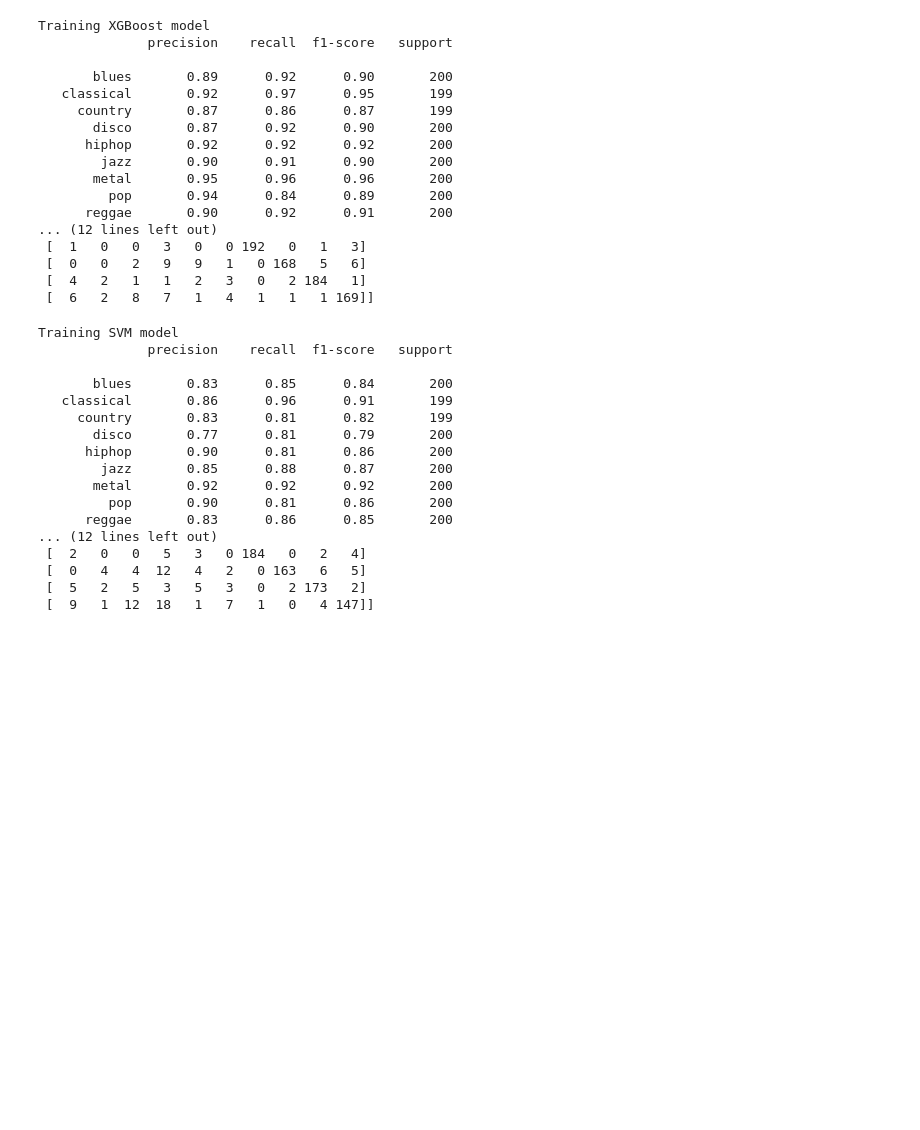
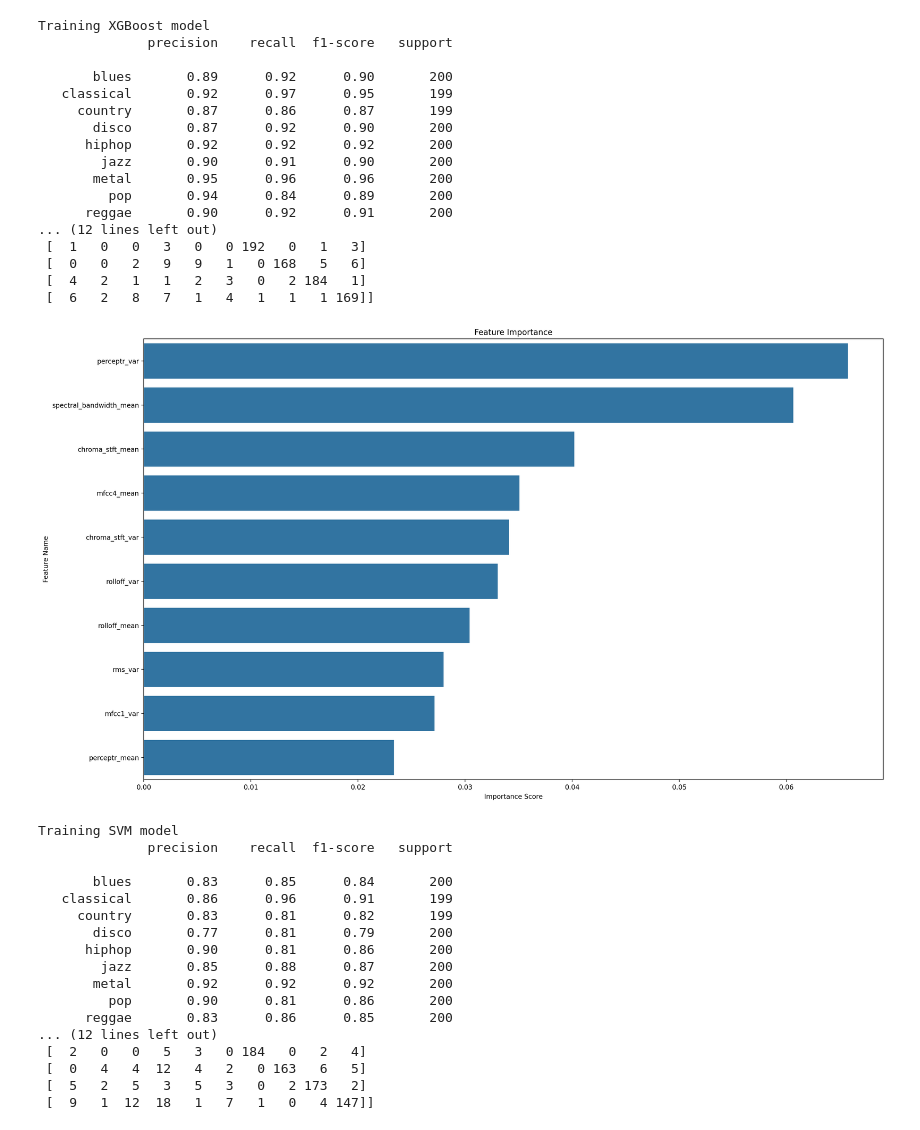
Before and after one commit to Peng-Rao/NAML_project, a Jupyter notebook: notebooks/ml.ipynb, the cells around one changed output. Drawn from its saved outputs; the diff is of its cells as text; code cells hidden in the pictures; blank space fills up the shorter version.

```diff
--- a/notebooks/ml.ipynb
+++ b/notebooks/ml.ipynb
@@ -240,6 +240,34 @@ Training XGBoost model
  [  0   0   2   9   9   1   0 168   5   6]
  [  4   2   1   1   2   3   0   2 184   1]
  [  6   2   8   7   1   4   1   1   1 169]]
+# %%
+# print the importance of each feature
+
+xgb_model = model.named_steps["model"]
+# Get feature importance scores
+importance = xgb_model.feature_importances_
+
+
+# Get feature names
+feature_names = data.columns[:-1]
+# Convert to DataFrame
+importance_df = pd.DataFrame({"Feature": feature_names, "Importance": importance})
+
+# Sort by importance
+importance_df = importance_df.sort_values(by="Importance", ascending=False)
+
+importance_df = importance_df.head(10)
+
+# Plot with correct y-axis labels
+plt.figure(figsize=(20, 12))
+sns.barplot(x="Importance", y="Feature", data=importance_df)
+plt.xlabel("Importance Score")
+plt.ylabel("Feature Name")
+plt.title("Feature Importance")
+plt.savefig("../report/graphics/feature_importance.pdf")
+plt.show()
+# %% [output]
+[figure, added]
 # %%
 # Evaluate SVM model
 model = build_pipeline("SVM", SVC())[1]
```
Also changed, not shown: parts of 2 cells of this notebook, 37 other files.
